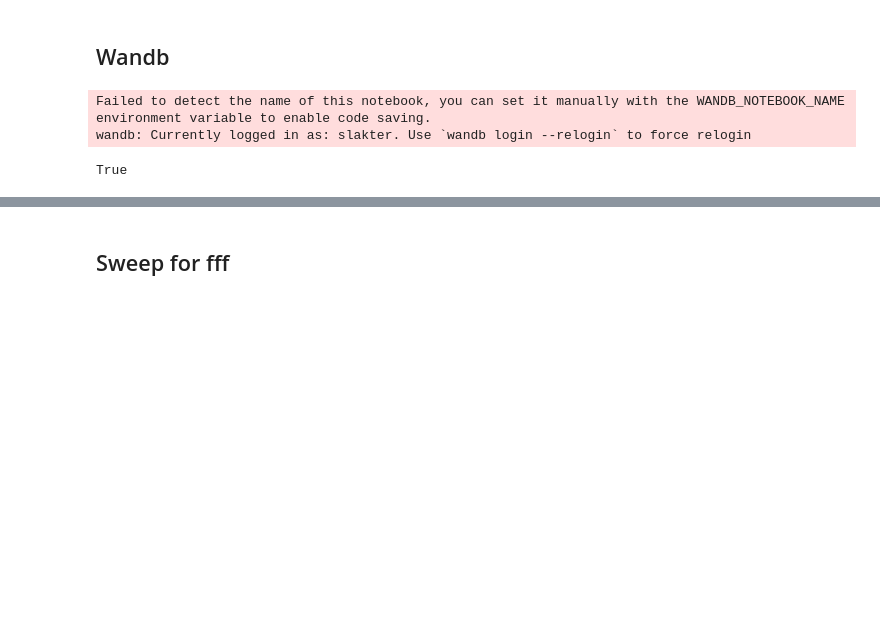
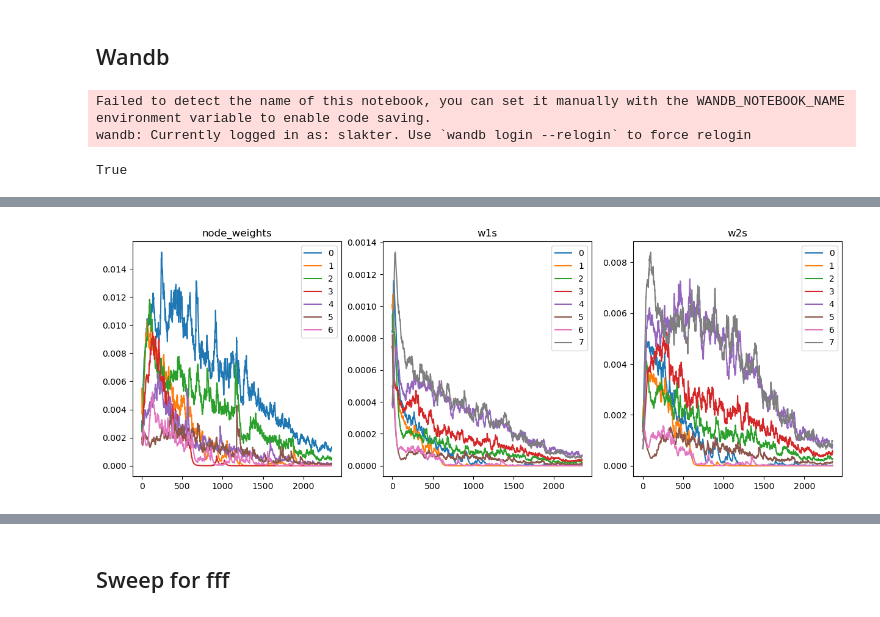
Before and after one commit to ssslakter/FastFF, a Jupyter notebook: nbs/02_performance.ipynb, the cells around one changed output, grey strips where cells are left out. Cells and saved outputs as stored; diff of their text form; code cells hidden in the pictures; blank space fills up the shorter version.

```diff
--- a/nbs/02_performance.ipynb
+++ b/nbs/02_performance.ipynb
@@ -307,0 +252,9 @@ fig.legend(handles, labels)
+# %%
+#|eval: false
+axes = subplots(figsize=(15,5), ncols=3)[1]
+for i, k in enumerate(['node_weights','w1s','w2s']): axes[i].title.set_text(k)
+cbs[1].show(model_fff.node_weights, lambda x: (x.abs().mean(-1)), ax=axes[0])
+cbs[1].show(model_fff.w1s, lambda x: (x.abs().mean((-2,-1))), ax=axes[1])
+cbs[1].show(model_fff.w2s, lambda x: (x.abs().mean((-2,-1))), ax=axes[2])
+# %% [output]
+[figure, added]
```
Also changed, not shown: parts of 53 cells of this notebook, 12 other files.
